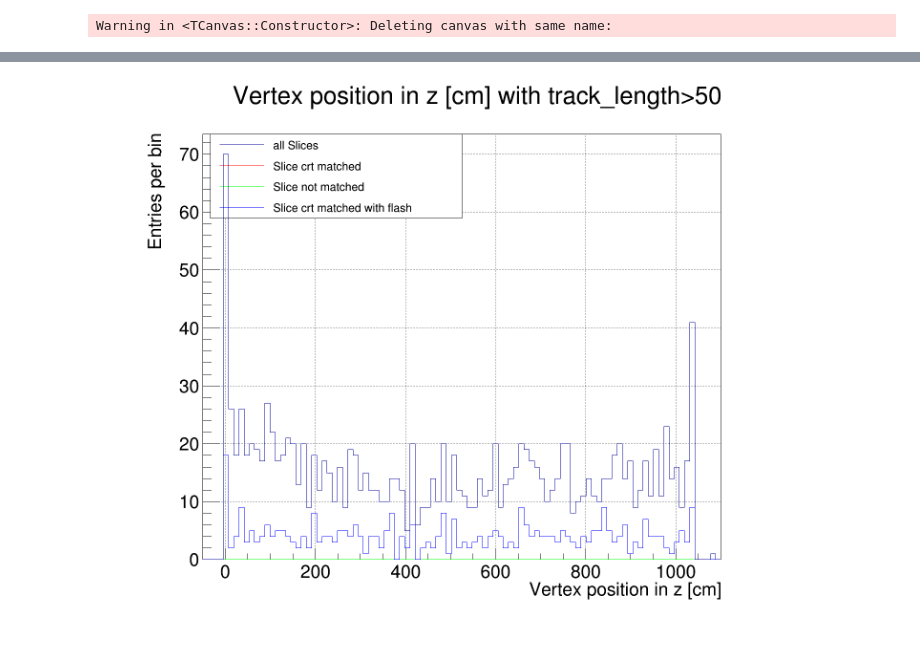
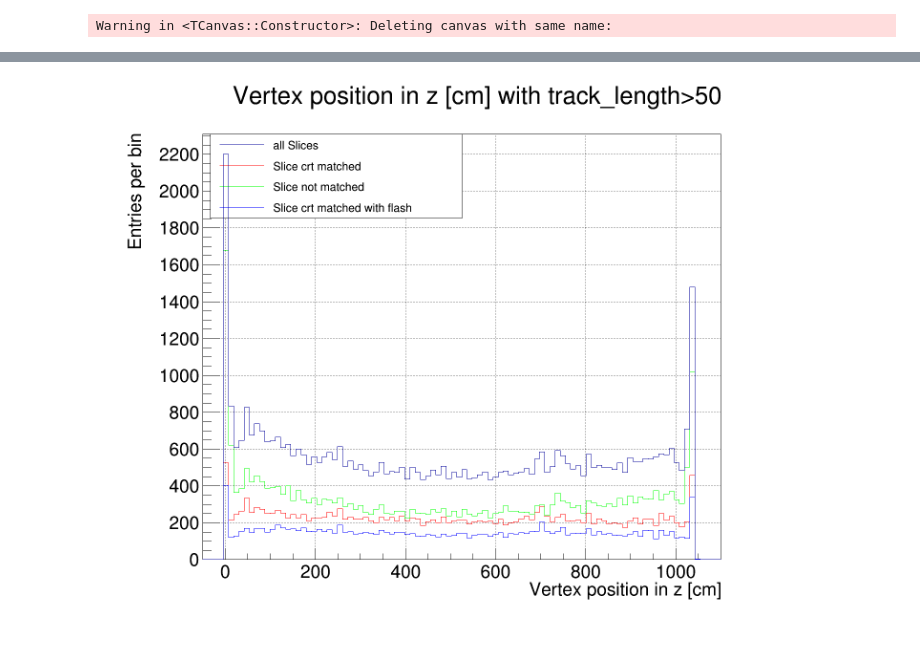
Before and after one commit to thomasmettler/ub_analysis_notebooks, a Jupyter notebook: Slice_analyser.ipynb, the cells around one changed output, grey strips where cells are left out. Saved outputs shown, nothing was run; the diff lists cells and outputs as text; code cells hidden in the pictures.

```diff
--- a/Slice_analyser.ipynb
+++ b/Slice_analyser.ipynb
@@ -21,14 +21,14 @@ Welcome to JupyROOT 6.10/08
 # %%
 #inputdir = '/home/tmettler/Desktop/ub_data/ub_xsec/ConsolidatedSliceAnalyser/BNB_V09/'
 #inputdir = '/home/tmettler/Desktop/ub_data/ub_xsec/ConsolidatedSliceAnalyser/ext/'
-inputdir = '/home/tmettler/Desktop/ub_data/mcc9.1/'
-outputdir = inputdir +'bla/'
+inputdir = '/home/tmettler/Desktop/ub_data/mcc9.1/Slices/'
+outputdir = inputdir +'39k/'
 try:
     os.stat(outputdir)
 except:
     os.mkdir(outputdir)
 #filename = 'NeutSlices_QP_allExt_withVertex.root_ana.root'
-filename = 'NeutSlices_QP.root'
+filename = 'NeutSlices_20190719T183858_QP_39k.root'
 # %%
 #test = ROOT.TChain("t_slice","t_slice")
 test = ROOT.TChain("peb/my_event","my_event")
@@ -144,8 +140,8 @@ h_z2 = ROOT.TH1F("h_z2","CRT ts0",100,-50,1100)
 h_z3 = ROOT.TH1F("h_z3","CRT ts0",100,-50,1100)
 
 test.Draw('vertex_z>>h_z','1' + tracklength)
-test.Draw('vertex_z>>h_z1','crtts0!=0' + tracklength)
-test.Draw('vertex_z>>h_z2','crtts0==0' + tracklength)
+test.Draw('vertex_z>>h_z1','crtt0_time!=-1' + tracklength)
+test.Draw('vertex_z>>h_z2','crtt0_time==-1' + tracklength)
 test.Draw('vertex_z>>h_z3','flash_PE!=0' + tracklength)
 h_z1.SetLineColorAlpha(2, 1);
 h_z2.SetLineColorAlpha(3, 1);
@@ -178,4 +174,4 @@ Info in <TCanvas::Print>: png file /home/tmettler/Desktop/ub_data/mcc9.1/bla/ver
-[figure, old version]
+[figure, new version]
 # %%
 # generate theta plot
 h_theta = ROOT.TH1F("h_theta","Cos(theta)" + title_cut,100,-1,1)
```
Also changed, not shown: parts of 15 cells of this notebook, 18 other files.
